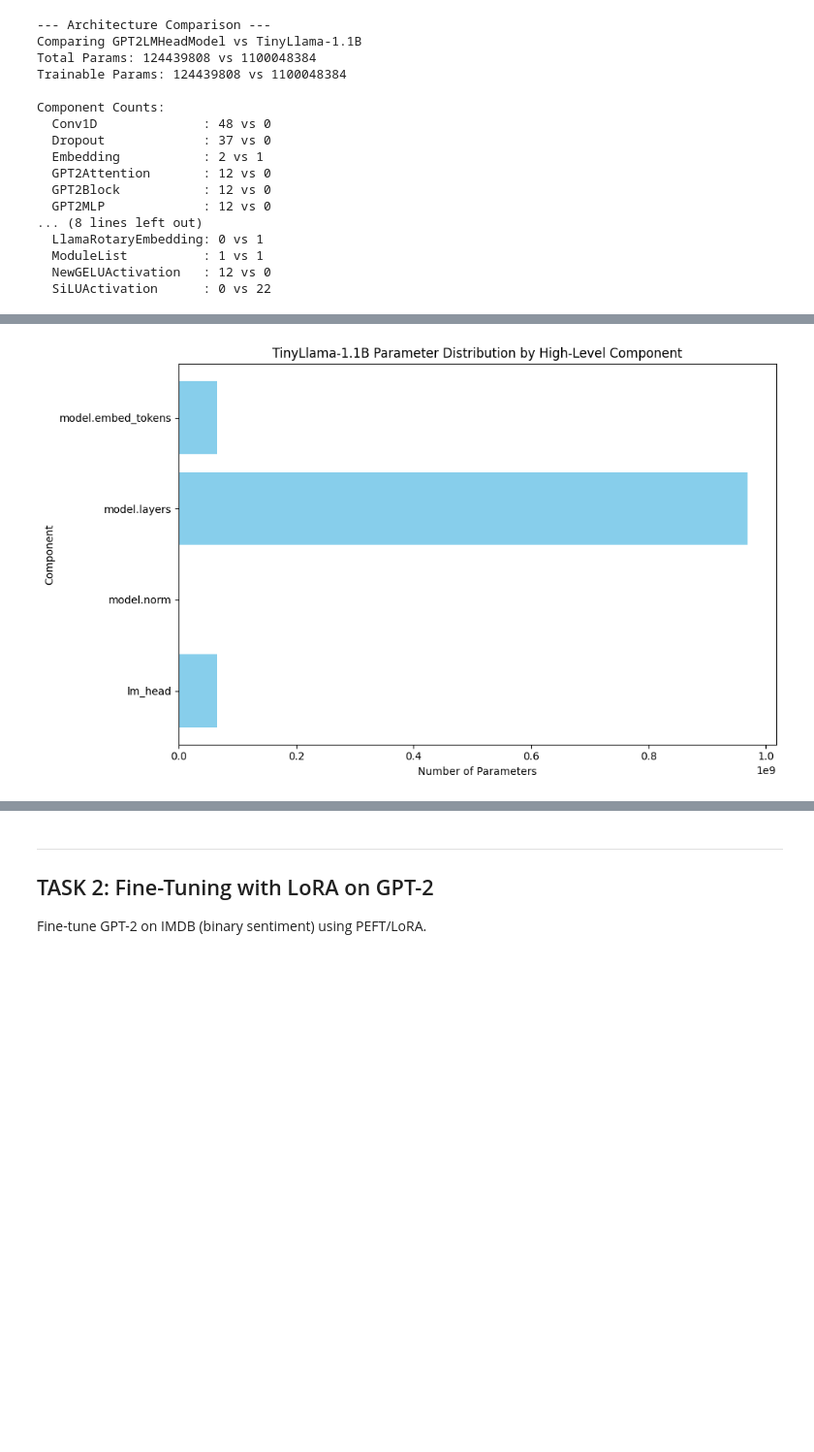
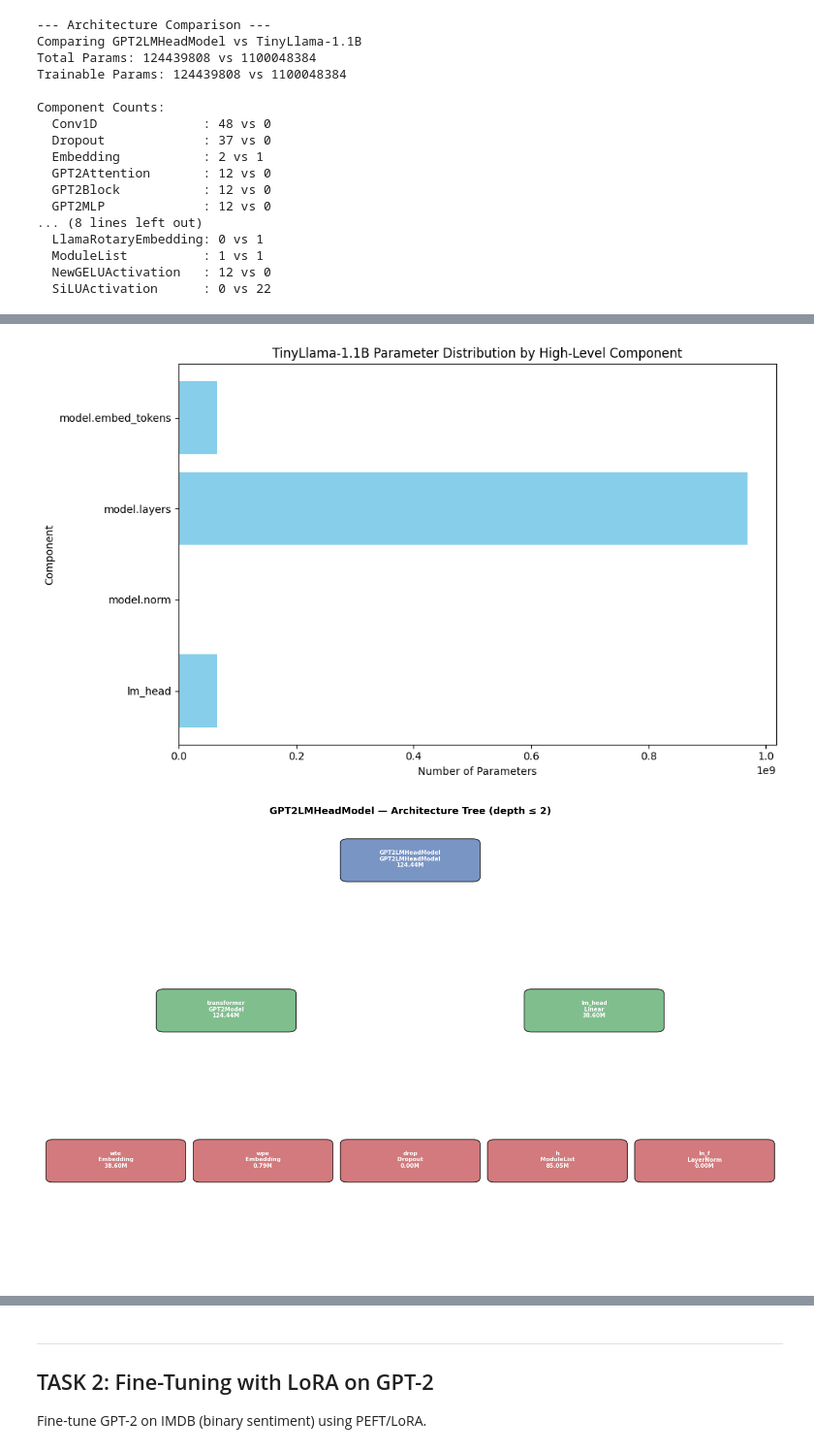
Before and after one commit to ashaheem32/LLM-Systems-Engineer-Assessment, a Jupyter notebook: notebook.ipynb, the cells around one changed output, grey strips where cells are left out. Shown at 97% size. Saved outputs shown, nothing was run; the diff lists cells and outputs as text; code cells hidden in the pictures; blank space fills up the shorter version.

```diff
--- a/notebook.ipynb
+++ b/notebook.ipynb
@@ -202,40 +213,105 @@ Component Counts:
   SiLUActivation      : 0 vs 22
 # %%
 import matplotlib.pyplot as plt
+from matplotlib.patches import FancyBboxPatch
 
 def plot_architecture_sizes(parsed_dicts):
     for parsed in parsed_dicts:
-        if not parsed: continue
+        if not parsed:
+            continue
         model_name = parsed['model_name']
-        # Collect sizes of immediate children
-        child_names = []
-        child_sizes = []
-
+        child_names, child_sizes = [], []
         for name, child in parsed.get('children', {}).items():
-            # Often the main body is in 'transformer' or 'model'
             if 'children' in child and len(child['children']) > 0:
                 for sub_name, sub_child in child['children'].items():
                     child_names.append(f"{name}.{sub_name}")
                     child_sizes.append(sub_child.get('total_params', 0))
             else:
                 child_names.append(name)
                 child_sizes.append(child.get('total_params', 0))
 
-        # filter out elements with 0 params
         non_zero = [(n, s) for n, s in zip(child_names, child_sizes) if s > 0]
-        if not non_zero: continue
+        if not non_zero:
+            continue
         child_names, child_sizes = zip(*non_zero)
 
         plt.figure(figsize=(10, 6))
         plt.barh(child_names, child_sizes, color='skyblue')
         plt.xlabel('Number of Parameters')
         plt.ylabel('Component')
         plt.title(f"{model_name} Parameter Distribution by High-Level Component")
-        plt.gca().invert_yaxis()  # top-down
+        plt.gca().invert_yaxis()
         plt.tight_layout()
         plt.show()
 
-plot_architecture_sizes([gpt2_parsed, tinyllama_parsed if 'tinyllama_parsed' in locals() else None])
+
+def plot_architecture_tree(parsed, max_depth=3, figsize=(14, 9)):
+    """Nested-box hierarchical tree diagram of a parsed architecture."""
+    model_name = parsed.get('model_name', 'Model')
+    total = parsed.get('total_params', 0)
+
+    nodes = []  # (depth, x, label, params)
+
+    def collect(node, depth, key):
+        if depth > max_depth:
+            return
+        cls = node.get('class', key)
+        params = node.get('total_params', 0)
+        label = f"{key}\n{cls}\n{params/1e6:.2f}M"
+        nodes.append((depth, label, params))
+        children = list(node.get('children', {}).items())
+        if depth == max_depth:
+            return
+        for i, (k, v) in enumerate(children):
+            if i >= 4 and len(children) > 5:
+                nodes.append((depth + 1, f"... +{len(children)-i} more ...", 0))
+                break
+            collect(v, depth + 1, k)
+
+    collect({'class': model_name, 'total_params': total,
+             'children': parsed.get('children', {})}, 0, model_name)
+
+    fig, ax = plt.subplots(figsize=figsize)
+    depth_counts = {}
+    for d, _, _ in nodes:
+        depth_counts[d] = depth_counts.get(d, 0) + 1
+    depth_idx = {d: 0 for d in depth_counts}
+
+    positions = {}
+    colors = ['#4C72B0', '#55A868', '#C44E52', '#8172B2', '#CCB974']
+    max_depth_seen = max(depth_counts.keys())
+
+    for i, (d, label, params) in enumerate(nodes):
+        n = depth_counts[d]
+        x = (depth_idx[d] + 0.5) / n
+        y = 1.0 - (d / (max_depth_seen + 1)) - 0.08
+        depth_idx[d] += 1
+        positions[i] = (x, y)
+        color = colors[d % len(colors)]
+        box = FancyBboxPatch((x - 0.085, y - 0.04), 0.17, 0.075,
+                             boxstyle="round,pad=0.01",
+                             linewidth=1.2, edgecolor='black',
+                             facecolor=color, alpha=0.75)
+        ax.add_patch(box)
+        ax.text(x, y, label, ha='center', va='center',
+                fontsize=7.5, color='white', fontweight='bold')
+
+    ax.set_xlim(0, 1)
+    ax.set_ylim(0, 1)
+    ax.axis('off')
+    ax.set_title(f"{model_name} — Architecture Tree (depth ≤ {max_depth})",
+                 fontsize=13, fontweight='bold', pad=12)
+    plt.tight_layout()
+    plt.show()
+
+
+plot_architecture_sizes([gpt2_parsed,
+                         tinyllama_parsed if 'tinyllama_parsed' in locals() else None])
+
+plot_architecture_tree(gpt2_parsed, max_depth=2)
+if 'tinyllama_parsed' in locals() and tinyllama_parsed is not None:
+    plot_architecture_tree(tinyllama_parsed, max_depth=2)
 # %% [output]
 [figure]
 [figure]
+[figure, added]
```
Also changed, not shown: parts of 8 cells of this notebook.
